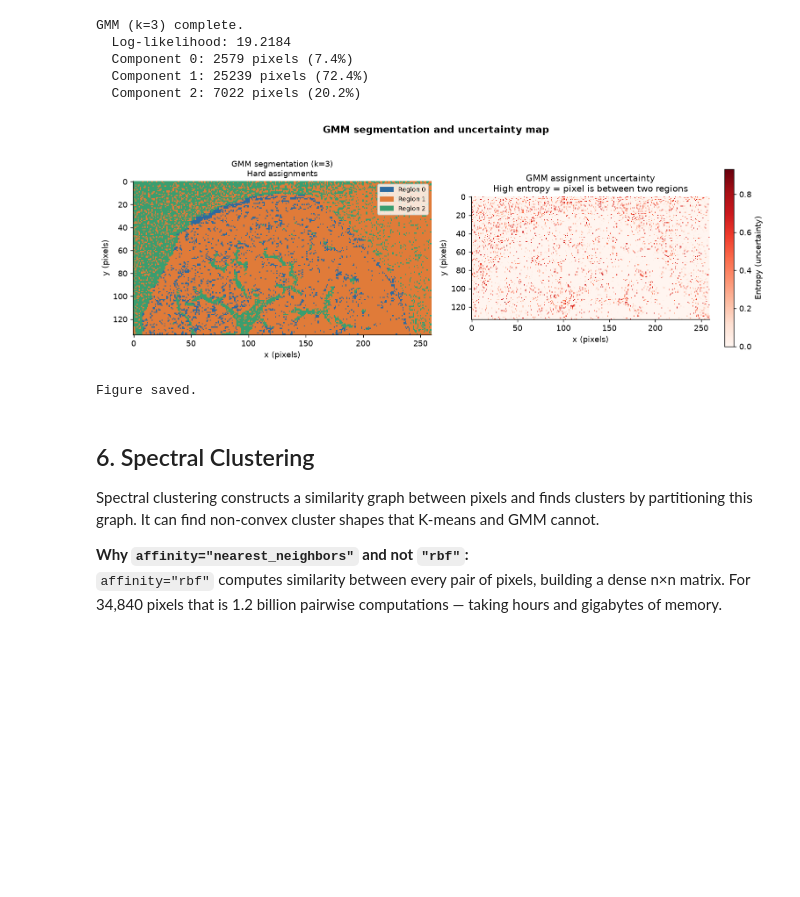
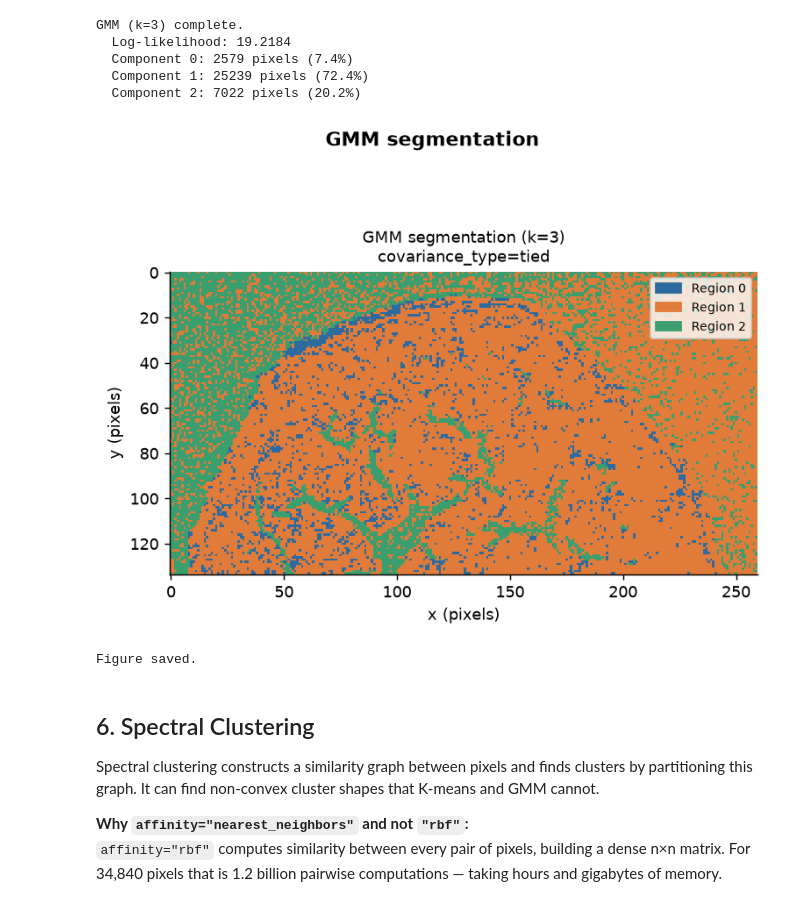
Before and after one commit to Rajaeereza/maldi-msi-analysis, a Jupyter notebook: notebooks/02_segmentation.ipynb, the cells around one changed output. Saved outputs shown, nothing was run; the diff lists cells and outputs as text; code cells hidden in the pictures; blank space fills up the shorter version.

Commit message:
new vertion of segmentatio

```diff
--- a/notebooks/02_segmentation.ipynb
+++ b/notebooks/02_segmentation.ipynb
@@ -293,34 +293,20 @@ GMM (k=3) complete.
   Component 1: 25239 pixels (72.4%)
   Component 2: 7022 pixels (20.2%)
 # %%
-fig, axes = plt.subplots(1, 2, figsize=(12, 4.5))
+fig, ax = plt.subplots(1, 1, figsize=(6, 5))
 
 plot_segmentation(labels_gmm, coordinates,
-                  title=f"GMM segmentation (k={K})\nHard assignments",
-                  ax=axes[0], show=False)
+                  title=f"GMM segmentation (k={K})\ncovariance_type=tied",
+                  ax=ax, show=False)
 
-# Show uncertainty map — entropy of probability distribution
-entropy = -np.sum(proba_gmm * np.log(proba_gmm + 1e-10), axis=1)
-ent_map = np.full((y.max()+1, x.max()+1), np.nan)
-ent_map[y, x] = entropy
-
-im = axes[1].imshow(ent_map, cmap="Reds",
-                    interpolation="nearest", aspect="equal")
-plt.colorbar(im, ax=axes[1], label="Entropy (uncertainty)", shrink=0.8)
-axes[1].set_title("GMM assignment uncertainty\n"
-                  "High entropy = pixel is between two regions")
-axes[1].set_xlabel("x (pixels)")
-axes[1].set_ylabel("y (pixels)")
-
-fig.suptitle("GMM segmentation and uncertainty map",
-             fontsize=12, fontweight="bold")
+fig.suptitle("GMM segmentation", fontsize=12, fontweight="bold")
 plt.tight_layout()
 plt.savefig("results/figures/02_gmm_segmentation.png",
             dpi=150, bbox_inches="tight")
 plt.show()
 print("Figure saved.")
 # %% [output]
-[figure, old version]
+[figure, new version]
 Figure saved.
 # %% [markdown]
 ## 6. Spectral Clustering
```
Also changed, not shown: parts of 7 cells of this notebook, 3 other files.
